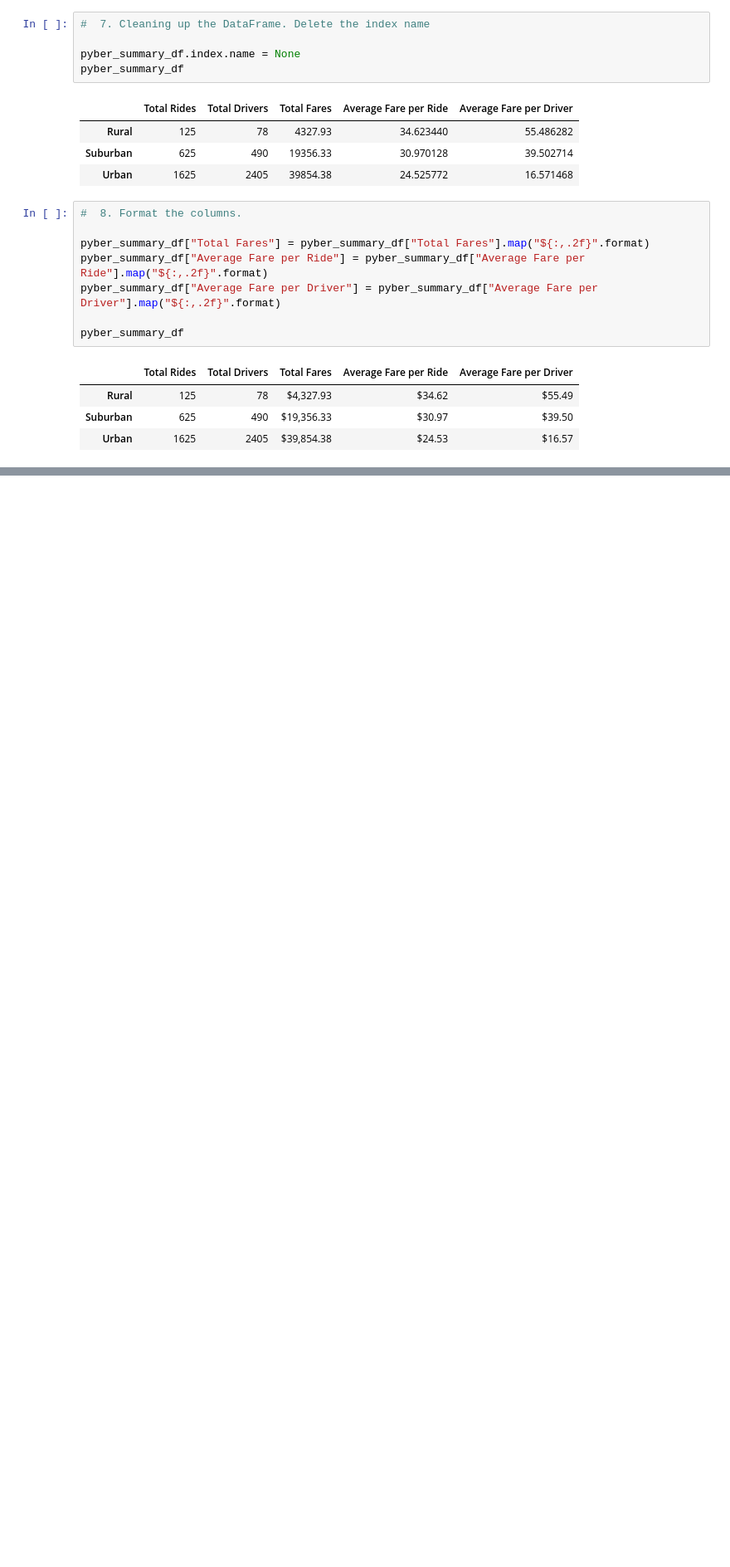
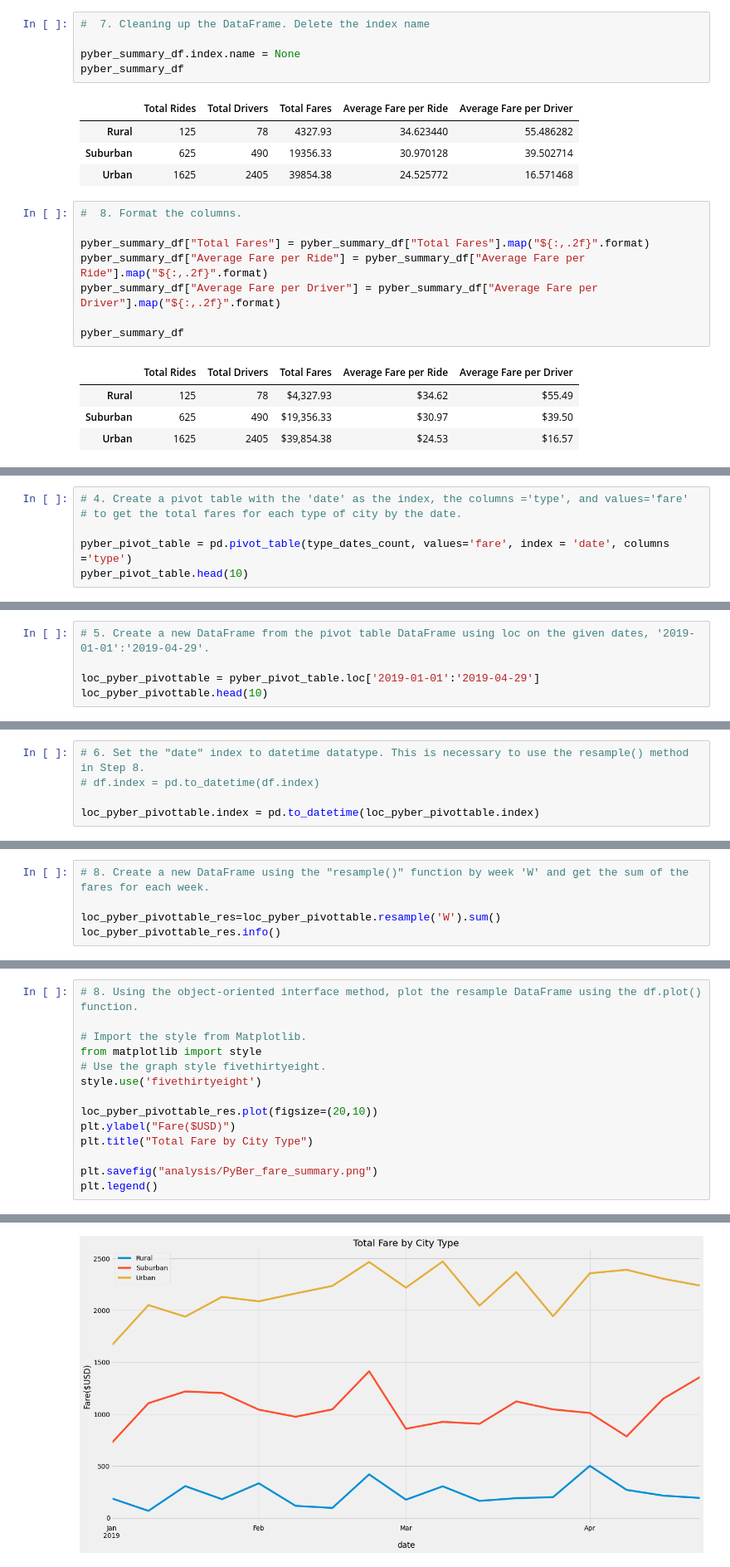
Before and after one commit to jereediv/PyBer_Analysis, a Jupyter notebook: PyBerChallenge.ipynb, the cells around one changed output, grey strips where cells are left out. Shown: that part at 83% size. Drawn from its saved outputs; the diff is of its cells as text; blank space fills up the shorter version.

```diff
--- a/PyBerChallenge.ipynb
+++ b/PyBerChallenge.ipynb
@@ -122,0 +175,6 @@ pyber_summary_df
+# %%
+# 4. Create a pivot table with the 'date' as the index, the columns ='type', and values='fare'
+# to get the total fares for each type of city by the date.
+
+pyber_pivot_table = pd.pivot_table(type_dates_count, values='fare', index = 'date', columns ='type')
+pyber_pivot_table.head(10)
@@ -122,0 +194,5 @@ pyber_summary_df
+# %%
+# 5. Create a new DataFrame from the pivot table DataFrame using loc on the given dates, '2019-01-01':'2019-04-29'.
+
+loc_pyber_pivottable = pyber_pivot_table.loc['2019-01-01':'2019-04-29']
+loc_pyber_pivottable.head(10)
@@ -122,0 +212,5 @@ pyber_summary_df
+# %%
+# 6. Set the "date" index to datetime datatype. This is necessary to use the resample() method in Step 8.
+# df.index = pd.to_datetime(df.index)
+
+loc_pyber_pivottable.index = pd.to_datetime(loc_pyber_pivottable.index)
@@ -122,0 +232,5 @@ pyber_summary_df
+# %%
+# 8. Create a new DataFrame using the "resample()" function by week 'W' and get the sum of the fares for each week.
+
+loc_pyber_pivottable_res=loc_pyber_pivottable.resample('W').sum()
+loc_pyber_pivottable_res.info()
@@ -122,0 +264,15 @@ pyber_summary_df
+# %%
+# 8. Using the object-oriented interface method, plot the resample DataFrame using the df.plot() function.
+
+# Import the style from Matplotlib.
+from matplotlib import style
+# Use the graph style fivethirtyeight.
+style.use('fivethirtyeight')
+
+loc_pyber_pivottable_res.plot(figsize=(20,10))
+plt.ylabel("Fare($USD)")
+plt.title("Total Fare by City Type")
+
+plt.savefig("analysis/PyBer_fare_summary.png")
+plt.legend()
+# %% [output]
@@ -122,0 +280 @@ pyber_summary_df
+[figure, added]
```
Also changed, not shown: parts of 10 cells of this notebook.
